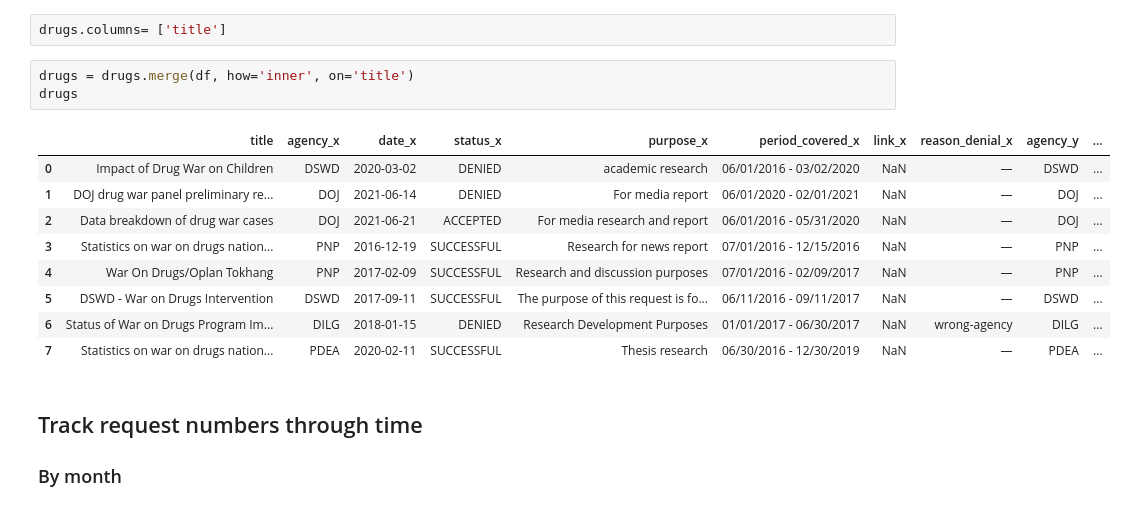
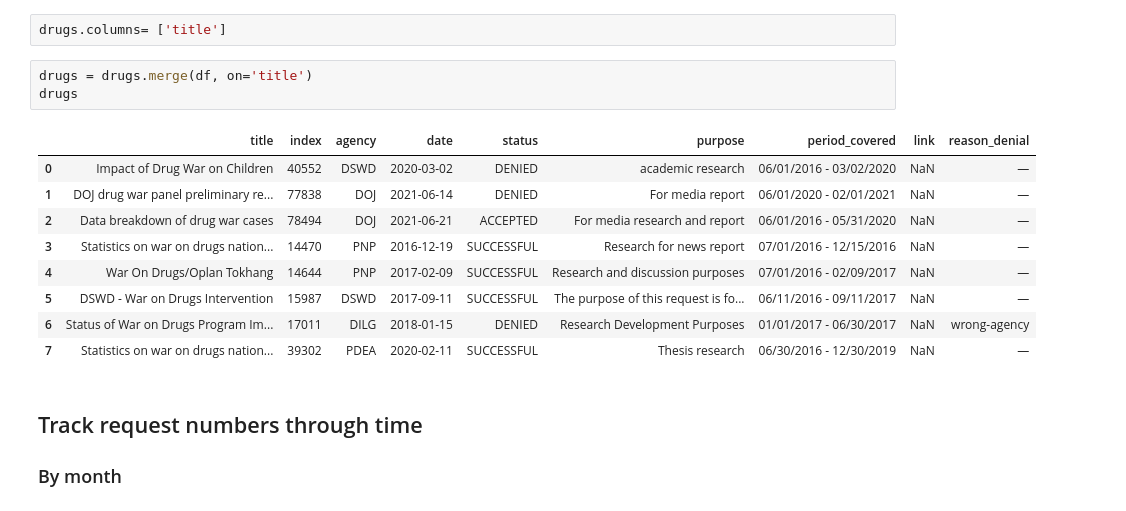
Before and after one commit to pmagtulis/foi-analysis, a Jupyter notebook: foi-analysis.ipynb, the cells around one changed output. Cells and saved outputs as stored; diff of their text form.

```diff
--- a/foi-analysis.ipynb
+++ b/foi-analysis.ipynb
@@ -501,18 +648,18 @@ drugs
 # %%
 drugs.columns= ['title']
 # %%
-drugs = drugs.merge(df, how='inner', on='title')
+drugs = drugs.merge(df, on='title')
 drugs
 # %% [output]
-|  | title | agency_x | date_x | status_x | purpose_x | period_covered_x | link_x | reason_denial_x | agency_y | ... |
-| 0 | Impact of Drug War on Children | DSWD | 2020-03-02 | DENIED | academic research | 06/01/2016 - 03/02/2020 | NaN | — | DSWD | ... |
-| 1 | DOJ drug war panel preliminary re... | DOJ | 2021-06-14 | DENIED | For media report | 06/01/2020 - 02/01/2021 | NaN | — | DOJ | ... |
-| 2 | Data breakdown of drug war cases | DOJ | 2021-06-21 | ACCEPTED | For media research and report | 06/01/2016 - 05/31/2020 | NaN | — | DOJ | ... |
-| 3 | Statistics on war on drugs nation... | PNP | 2016-12-19 | SUCCESSFUL | Research for news report | 07/01/2016 - 12/15/2016 | NaN | — | PNP | ... |
-| 4 | War On Drugs/Oplan Tokhang | PNP | 2017-02-09 | SUCCESSFUL | Research and discussion purposes | 07/01/2016 - 02/09/2017 | NaN | — | PNP | ... |
-| 5 | DSWD - War on Drugs Intervention | DSWD | 2017-09-11 | SUCCESSFUL | The purpose of this request is fo... | 06/11/2016 - 09/11/2017 | NaN | — | DSWD | ... |
-| 6 | Status of War on Drugs Program Im... | DILG | 2018-01-15 | DENIED | Research Development Purposes | 01/01/2017 - 06/30/2017 | NaN | wrong-agency | DILG | ... |
-| 7 | Statistics on war on drugs nation... | PDEA | 2020-02-11 | SUCCESSFUL | Thesis research | 06/30/2016 - 12/30/2019 | NaN | — | PDEA | ... |
+|  | title | index | agency | date | status | purpose | period_covered | link | reason_denial |
+| 0 | Impact of Drug War on Children | 40552 | DSWD | 2020-03-02 | DENIED | academic research | 06/01/2016 - 03/02/2020 | NaN | — |
+| 1 | DOJ drug war panel preliminary re... | 77838 | DOJ | 2021-06-14 | DENIED | For media report | 06/01/2020 - 02/01/2021 | NaN | — |
+| 2 | Data breakdown of drug war cases | 78494 | DOJ | 2021-06-21 | ACCEPTED | For media research and report | 06/01/2016 - 05/31/2020 | NaN | — |
+| 3 | Statistics on war on drugs nation... | 14470 | PNP | 2016-12-19 | SUCCESSFUL | Research for news report | 07/01/2016 - 12/15/2016 | NaN | — |
+| 4 | War On Drugs/Oplan Tokhang | 14644 | PNP | 2017-02-09 | SUCCESSFUL | Research and discussion purposes | 07/01/2016 - 02/09/2017 | NaN | — |
+| 5 | DSWD - War on Drugs Intervention | 15987 | DSWD | 2017-09-11 | SUCCESSFUL | The purpose of this request is fo... | 06/11/2016 - 09/11/2017 | NaN | — |
+| 6 | Status of War on Drugs Program Im... | 17011 | DILG | 2018-01-15 | DENIED | Research Development Purposes | 01/01/2017 - 06/30/2017 | NaN | wrong-agency |
+| 7 | Statistics on war on drugs nation... | 39302 | PDEA | 2020-02-11 | SUCCESSFUL | Thesis research | 06/30/2016 - 12/30/2019 | NaN | — |
 # %% [markdown]
 ## Track request numbers through time
 
```
Also changed, not shown: parts of 64 cells of this notebook.
